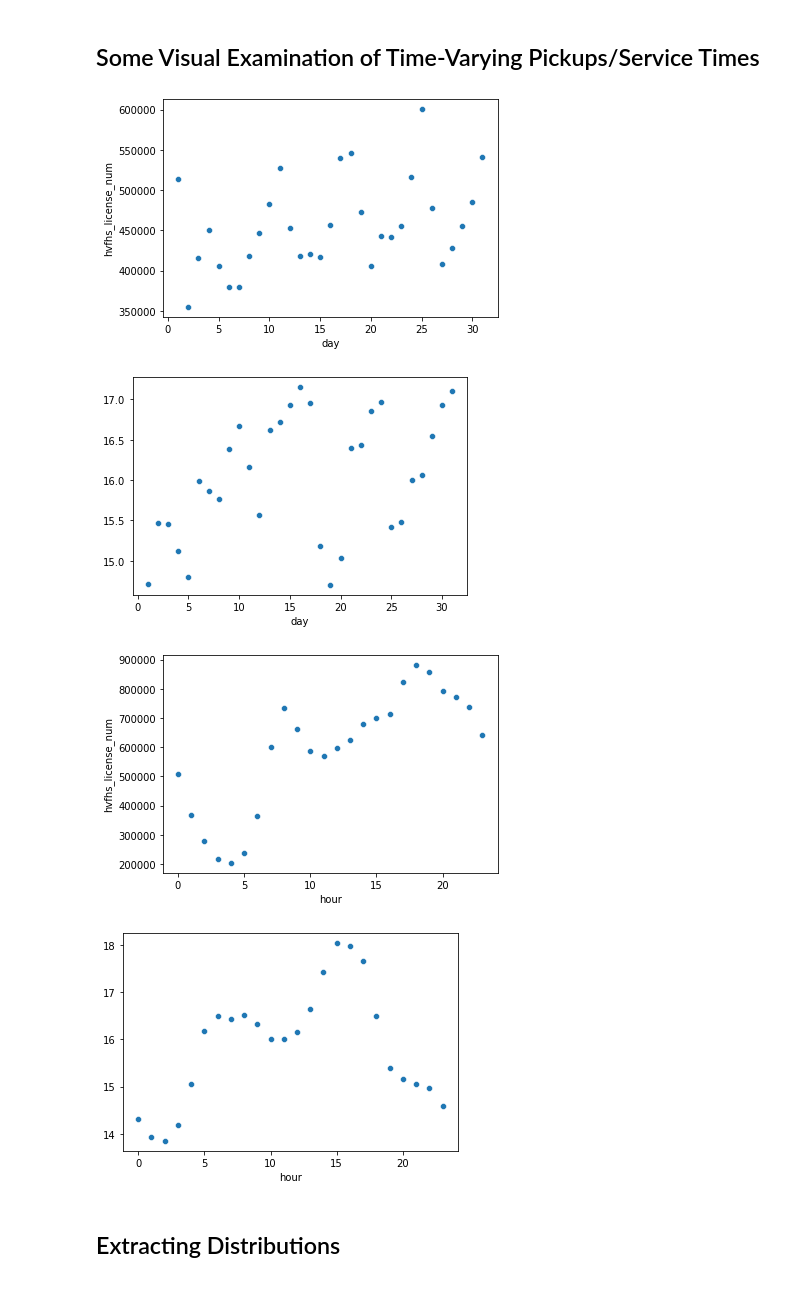
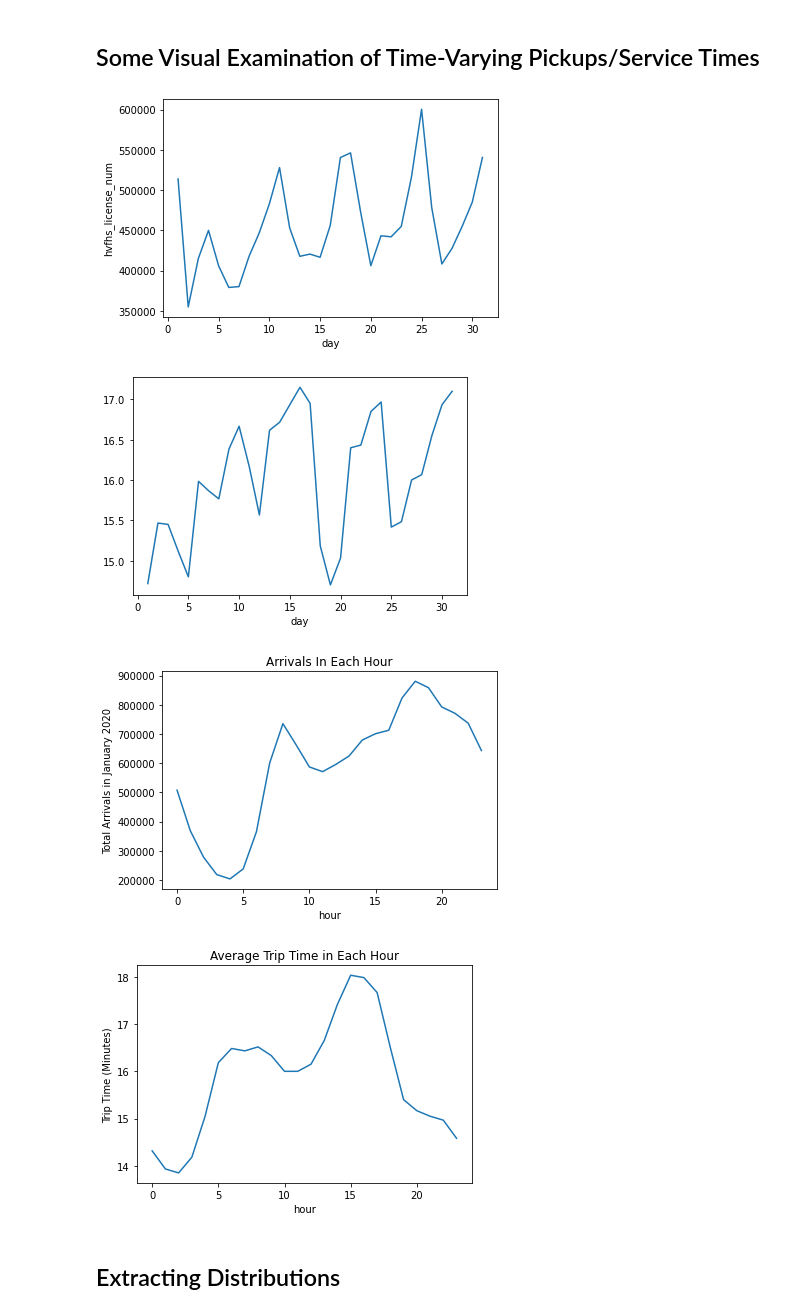
Before and after one commit to anthony001w/uber-nyc-simulation, a Jupyter notebook: generating_pickup_distributions.ipynb, the cells around one changed output. Saved outputs shown, nothing was run; the diff lists cells and outputs as text; code cells hidden in the pictures.

Commit message:
generating pickup distribution notebook creates graphs now

```diff
--- a/generating_pickup_distributions.ipynb
+++ b/generating_pickup_distributions.ipynb
@@ -52,8 +21,3 @@ def cleanup_func(trip_df):
     tdf.pickup_datetime = pd.to_datetime(tdf.pickup_datetime)
     tdf.dropoff_datetime = pd.to_datetime(tdf.dropoff_datetime)
     return tdf
-# %%
-with Socrata('data.cityofnewyork.us', 'vA3MfkSw5kKhpzNkitJkv5yFP') as client:
-
-    queried_results = list(client.get_all("2v9c-2k7f"))
-    base_nums = pd.DataFrame.from_records(queried_results, coerce_float = True)
@@ -157,13 +108,13 @@ trips['day'] = trips.pickup_datetime.dt.day
 day_groups = trips.groupby('day')
 trips_by_day = day_groups['hvfhs_license_num'].count()
 # %%
-_ = sns.scatterplot(data = trips_by_day)
+_ = sns.lineplot(data = trips_by_day)
 #definitely a little seasonality
 # %% [output]
-[figure, old version]
+[figure, new version]
 # %%
 avg_trip_length = day_groups.apply(lambda group: (group.dropoff_datetime - group.pickup_datetime).mean().seconds / 60)
-_ = sns.scatterplot(data = avg_trip_length)
+_ = sns.lineplot(data = avg_trip_length)
 # %% [output]
-[figure, old version]
+[figure, new version]
 # %%
@@ -174,16 +126,22 @@ trips['hour'] = trips.pickup_datetime.dt.hour
 hour_groups = trips.groupby('hour')
 trips_by_hour = hour_groups['hvfhs_license_num'].count()
 # %%
-_ = sns.scatterplot(data = trips_by_hour)
+_ = sns.lineplot(data = trips_by_hour)
+plt.title('Arrivals In Each Hour')
+plt.ylabel('Total Arrivals in January 2020')
+plt.savefig('output_generating_distributions/arrivals_per_hour', bbox_inches = 'tight')
 # %% [output]
-[figure, old version]
+[figure, new version]
 # %%
 #average trip length by hour
 avg_trip_length_hourly = hour_groups.apply(lambda group:
                                            (group.dropoff_datetime - group.pickup_datetime).mean().seconds / 60)
-_ = sns.scatterplot(data = avg_trip_length_hourly)
+_ = sns.lineplot(data = avg_trip_length_hourly)
+plt.title('Average Trip Time in Each Hour')
+plt.ylabel('Trip Time (Minutes)')
+plt.savefig('output_generating_distributions/trip_time_per_hour', bbox_inches = 'tight')
 # %% [output]
-[figure, old version]
+[figure, new version]
 # %% [markdown]
 ## Extracting Distributions
 # %%
```
Also changed, not shown: parts of 24 cells of this notebook, 1 other file.
